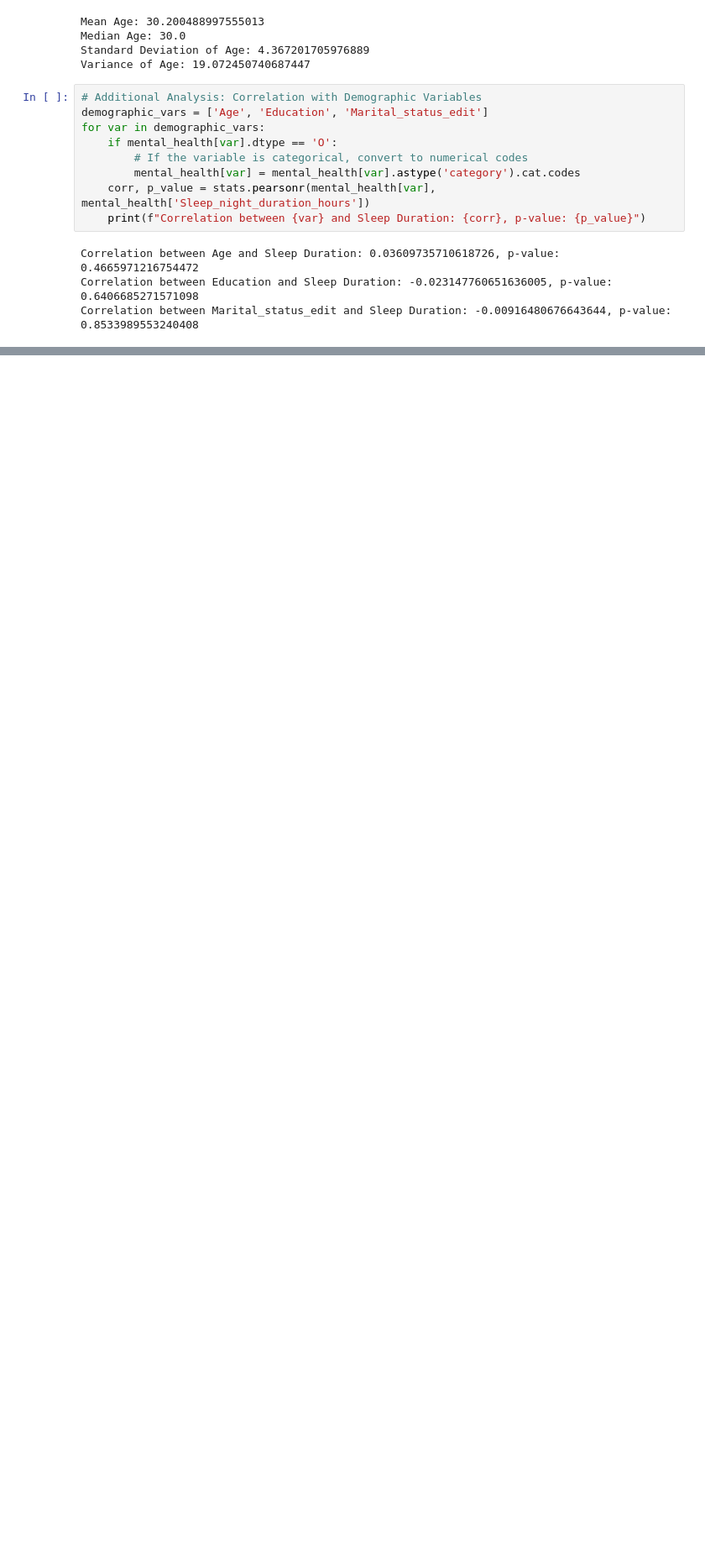
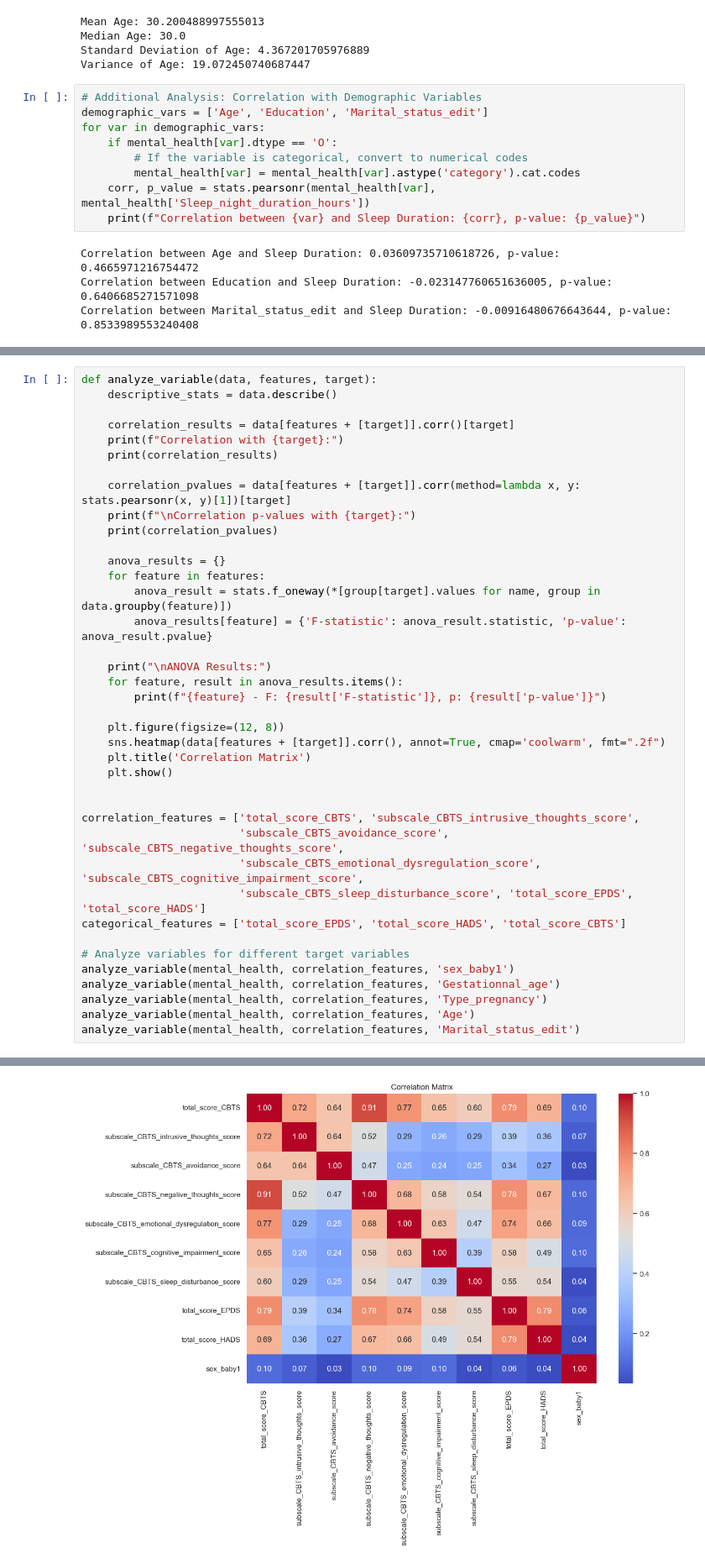
Before and after one commit to MiguelMendesDA/Maternal-Mental-Health-and-Infant-Sleep, a Jupyter notebook: EDA_ and_StatsAnalysis.ipynb, the cells around one changed output, grey strips where cells are left out. Shown at 84% size. Drawn from its saved outputs; the diff is of its cells as text; blank space fills up the shorter version.

```diff
--- a/EDA_ and_StatsAnalysis.ipynb
+++ b/EDA_ and_StatsAnalysis.ipynb
@@ -830,0 +811,40 @@ Overall, the analysis indicates that specific aspects of psychological distress
+# %%
+def analyze_variable(data, features, target):
+    descriptive_stats = data.describe()
+
+    correlation_results = data[features + [target]].corr()[target]
+    print(f"Correlation with {target}:")
+    print(correlation_results)
+
+    correlation_pvalues = data[features + [target]].corr(method=lambda x, y: stats.pearsonr(x, y)[1])[target]
+    print(f"\nCorrelation p-values with {target}:")
+    print(correlation_pvalues)
+
+    anova_results = {}
+    for feature in features:
+        anova_result = stats.f_oneway(*[group[target].values for name, group in data.groupby(feature)])
+        anova_results[feature] = {'F-statistic': anova_result.statistic, 'p-value': anova_result.pvalue}
+
+    print("\nANOVA Results:")
+    for feature, result in anova_results.items():
+        print(f"{feature} - F: {result['F-statistic']}, p: {result['p-value']}")
+
+    plt.figure(figsize=(12, 8))
+    sns.heatmap(data[features + [target]].corr(), annot=True, cmap='coolwarm', fmt=".2f")
+    plt.title('Correlation Matrix')
+    plt.show()
+
+
+correlation_features = ['total_score_CBTS', 'subscale_CBTS_intrusive_thoughts_score',
+                        'subscale_CBTS_avoidance_score', 'subscale_CBTS_negative_thoughts_score',
+                        'subscale_CBTS_emotional_dysregulation_score', 'subscale_CBTS_cognitive_impairment_score',
+                        'subscale_CBTS_sleep_disturbance_score', 'total_score_EPDS', 'total_score_HADS']
+categorical_features = ['total_score_EPDS', 'total_score_HADS', 'total_score_CBTS']
+
+# Analyze variables for different target variables
+analyze_variable(mental_health, correlation_features, 'sex_baby1')
+analyze_variable(mental_health, correlation_features, 'Gestationnal_age')
+analyze_variable(mental_health, correlation_features, 'Type_pregnancy')
+analyze_variable(mental_health, correlation_features, 'Age')
+analyze_variable(mental_health, correlation_features, 'Marital_status_edit')
+# %% [output]
@@ -830,0 +868 @@ Overall, the analysis indicates that specific aspects of psychological distress
+[figure, added]
```
Also changed, not shown: parts of 14 cells of this notebook.
